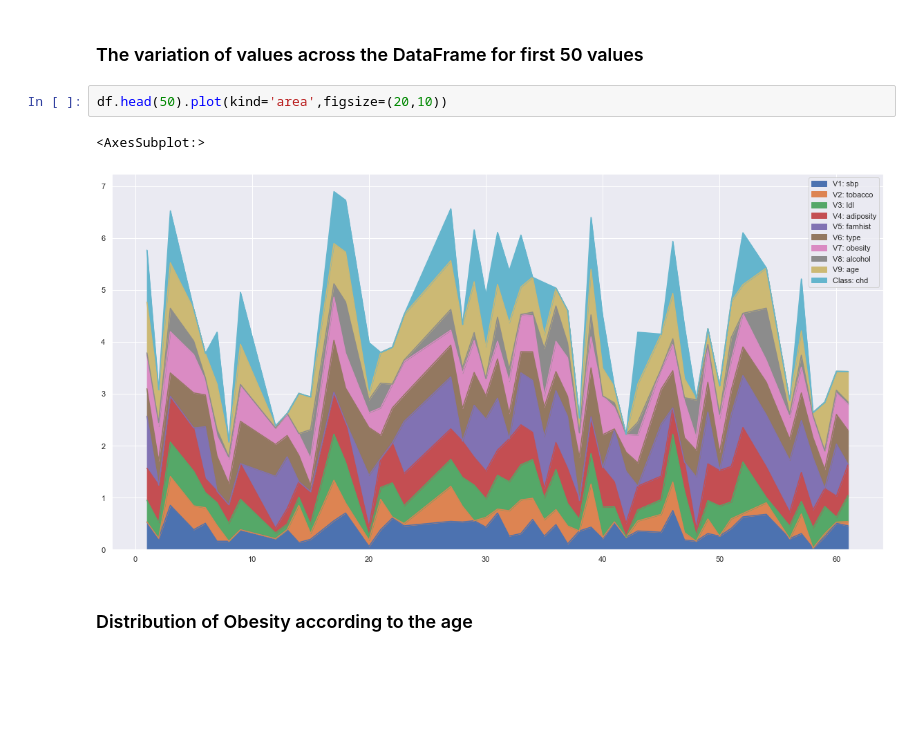
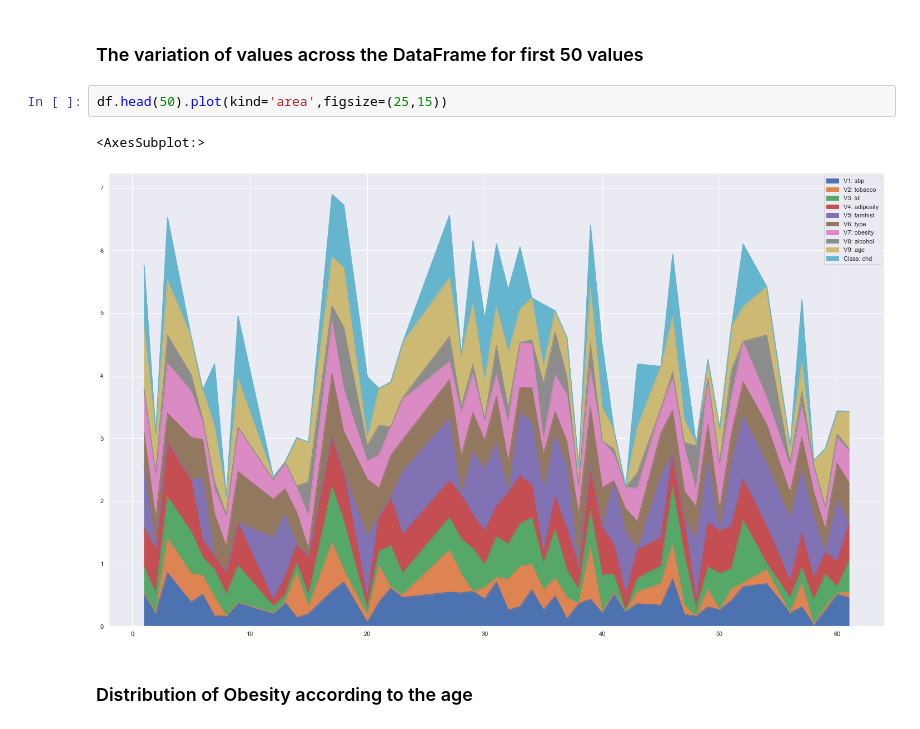
Before and after one commit to RyanJones999/AI-Assignment2, a Jupyter notebook: HeartDisease_Prediction.ipynb, the cells around one changed output. Saved outputs shown, nothing was run; the diff lists cells and outputs as text; blank space fills up the shorter version.

```diff
--- a/HeartDisease_Prediction.ipynb
+++ b/HeartDisease_Prediction.ipynb
@@ -163,10 +164,10 @@ scale = MinMaxScaler(feature_range =(0,100))
 # %% [markdown]
 ### The variation of values across the DataFrame for first 50 values
 # %%
-df.head(50).plot(kind='area',figsize=(20,10))
+df.head(50).plot(kind='area',figsize=(25,15))
 # %% [output]
 <AxesSubplot:>
-[figure, old version]
+[figure, new version]
 # %% [markdown]
 ### Distribution of Obesity according to the age
 # %%
```
Also changed, not shown: parts of 17 cells of this notebook, 4 other files.
